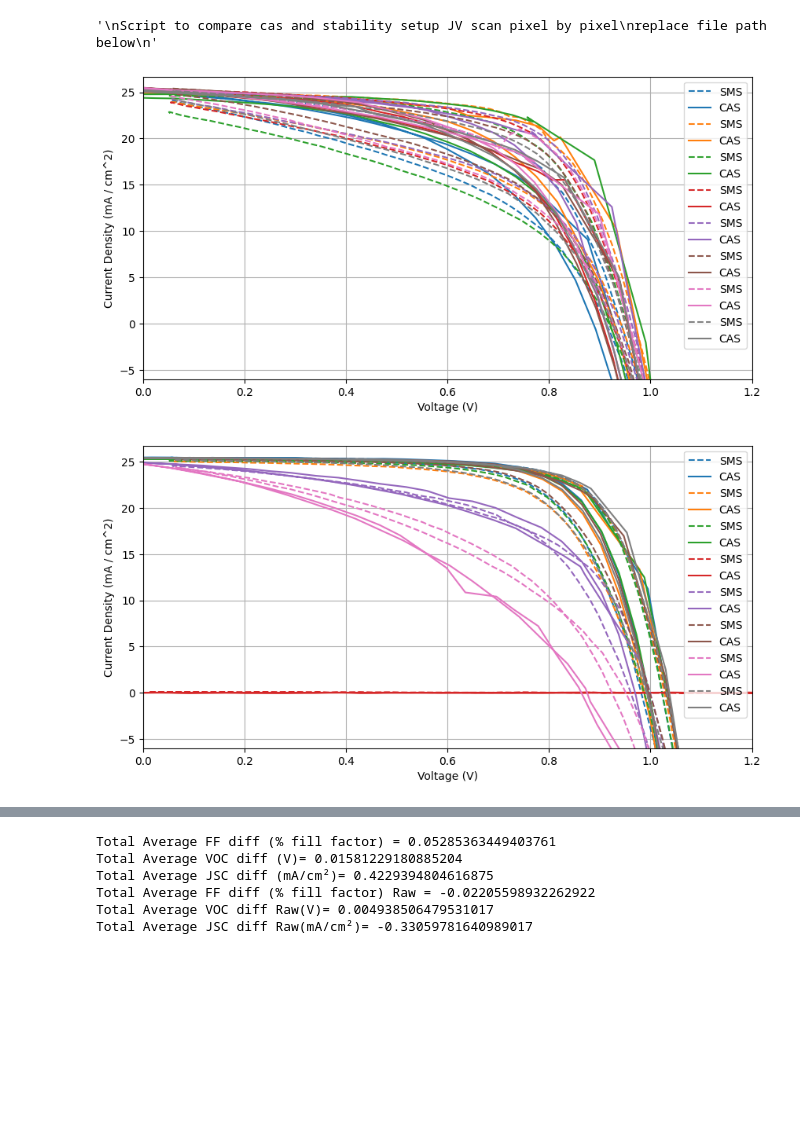
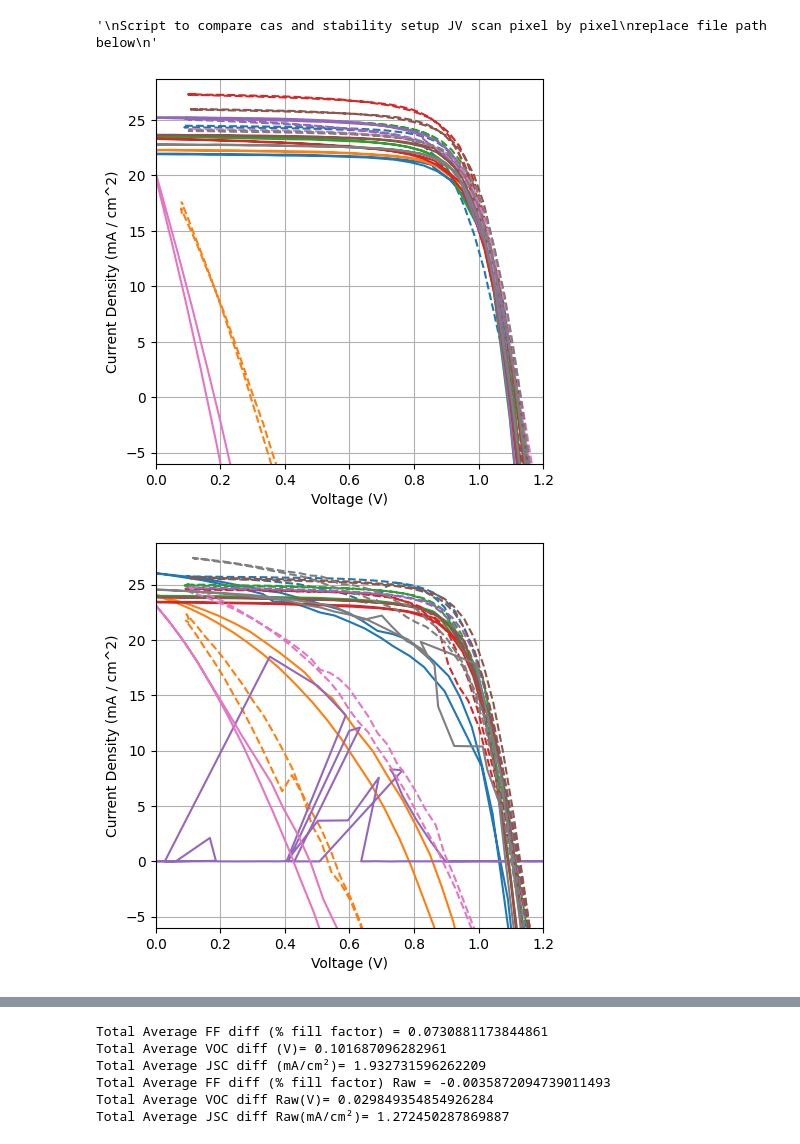
Before and after one commit to AndChen153/Stability-Setup, a Jupyter notebook: Stability-Setup_Python/data_visualization/scan_compare.ipynb, the cells around one changed output, grey strips where cells are left out. Drawn from its saved outputs; the diff is of its cells as text; code cells hidden in the pictures; blank space fills up the shorter version.

```diff
--- a/Stability-Setup_Python/data_visualization/scan_compare.ipynb
+++ b/Stability-Setup_Python/data_visualization/scan_compare.ipynb
@@ -191,7 +191,10 @@ def plot_difference(ss_file_path, cas_directory, cas_str, plot_size, roll = 0):
 		# print(f"sms reverse:{ff_sms_R[i]}")
 
 		# plt.legend(bbox_to_anchor=(0.25, 0.16))
-	plt.legend()
+	# plt.legend()
+	plt.savefig(
+			"JV_Plot.png",         # output filename (extension defines format)
+		)
 	plt.show()
 
 
@@ -241,32 +244,32 @@ for i in range(4,5):
 """
 
 # Trial with CAS holder
+# sms_files = [
+# 	rf"C:\Users\achen\Dropbox\code\Stability-Setup\data\Apr-03-2025 19_41_27\Apr-03-2025_19-41-45__ID1__light__scan.csv",
+# 	rf"C:\Users\achen\Dropbox\code\Stability-Setup\data\Apr-03-2025 19_41_27\Apr-03-2025_19-41-45__ID2__light__scan.csv",
+# 	rf"C:\Users\achen\Dropbox\code\Stability-Setup\data\Apr-03-2025 19_41_27\Apr-03-2025_19-41-45__ID3__light__scan.csv",
+# 	rf"C:\Users\achen\Dropbox\code\Stability-Setup\data\Apr-03-2025 19_41_27\Apr-03-2025_19-41-45__ID4__light__scan.csv",
+# ]
+# cas_files = [
+# 	rf"C:\Users\achen\Dropbox\code\Stability-Setup\data\Apr-03-2025 19_41_27\devices\1",
+# 	rf"C:\Users\achen\Dropbox\code\Stability-Setup\data\Apr-03-2025 19_41_27\devices\2",
+# 	rf"C:\Users\achen\Dropbox\code\Stability-Setup\data\Apr-03-2025 19_41_27\devices\3",
+# 	rf"C:\Users\achen\Dropbox\code\Stability-Setup\data\Apr-03-2025 19_41_27\devices\4",
+# ]
+
+# Trial with SMS sample holder
 sms_files = [
-	rf"C:\Users\achen\Dropbox\code\Stability-Setup\data\Apr-03-2025 19_41_27\Apr-03-2025_19-41-45__ID1__light__scan.csv",
-	rf"C:\Users\achen\Dropbox\code\Stability-Setup\data\Apr-03-2025 19_41_27\Apr-03-2025_19-41-45__ID2__light__scan.csv",
-	rf"C:\Users\achen\Dropbox\code\Stability-Setup\data\Apr-03-2025 19_41_27\Apr-03-2025_19-41-45__ID3__light__scan.csv",
-	rf"C:\Users\achen\Dropbox\code\Stability-Setup\data\Apr-03-2025 19_41_27\Apr-03-2025_19-41-45__ID4__light__scan.csv",
+	rf"C:\Users\achen\Dropbox\code\Stability-Setup\data\Apr-29-2025 17_25_13 leo devices\Apr-29-2025_17-26-38__ID1__light__scan.csv",
+	rf"C:\Users\achen\Dropbox\code\Stability-Setup\data\Apr-29-2025 17_25_13 leo devices\Apr-29-2025_17-32-23__ID2__light__scan.csv",
+	rf"C:\Users\achen\Dropbox\code\Stability-Setup\data\Apr-29-2025 17_25_13 leo devices\Apr-29-2025_17-32-23__ID3__light__scan.csv",
+	rf"C:\Users\achen\Dropbox\code\Stability-Setup\data\Apr-29-2025 17_25_13 leo devices\Apr-29-2025_17-26-38__ID4__light__scan.csv",
 ]
 cas_files = [
-	rf"C:\Users\achen\Dropbox\code\Stability-Setup\data\Apr-03-2025 19_41_27\devices\1",
-	rf"C:\Users\achen\Dropbox\code\Stability-Setup\data\Apr-03-2025 19_41_27\devices\2",
-	rf"C:\Users\achen\Dropbox\code\Stability-Setup\data\Apr-03-2025 19_41_27\devices\3",
-	rf"C:\Users\achen\Dropbox\code\Stability-Setup\data\Apr-03-2025 19_41_27\devices\4",
+	rf"C:\Users\achen\Dropbox\code\Stability-Setup\data\Apr-29-2025 17_25_13 leo devices\devices\1",
+	rf"C:\Users\achen\Dropbox\code\Stability-Setup\data\Apr-29-2025 17_25_13 leo devices\devices\2",
+	rf"C:\Users\achen\Dropbox\code\Stability-Setup\data\Apr-29-2025 17_25_13 leo devices\devices\3",
+	rf"C:\Users\achen\Dropbox\code\Stability-Setup\data\Apr-29-2025 17_25_13 leo devices\devices\4",
 ]
-
-# Trial with SMS sample holder
-# sms_files = [
-# 	rf"C:\Users\achen\Dropbox\code\Stability-Setup\data\Apr-29-2025 17_25_13 leo devices\Apr-29-2025_17-26-38__ID1__light__scan.csv",
-# 	rf"C:\Users\achen\Dropbox\code\Stability-Setup\data\Apr-29-2025 17_25_13 leo devices\Apr-29-2025_17-32-23__ID2__light__scan.csv",
-# 	rf"C:\Users\achen\Dropbox\code\Stability-Setup\data\Apr-29-2025 17_25_13 leo devices\Apr-29-2025_17-32-23__ID3__light__scan.csv",
-# 	rf"C:\Users\achen\Dropbox\code\Stability-Setup\data\Apr-29-2025 17_25_13 leo devices\Apr-29-2025_17-26-38__ID4__light__scan.csv",
-# ]
-# cas_files = [
-# 	rf"C:\Users\achen\Dropbox\code\Stability-Setup\data\Apr-29-2025 17_25_13 leo devices\devices\1",
-# 	rf"C:\Users\achen\Dropbox\code\Stability-Setup\data\Apr-29-2025 17_25_13 leo devices\devices\2",
-# 	rf"C:\Users\achen\Dropbox\code\Stability-Setup\data\Apr-29-2025 17_25_13 leo devices\devices\3",
-# 	rf"C:\Users\achen\Dropbox\code\Stability-Setup\data\Apr-29-2025 17_25_13 leo devices\devices\4",
-# ]
 
 for sms, cas in zip(sms_files, cas_files):
 	files.append([
@@ -284,7 +287,7 @@ box_plot_data_voc = [[],[],[],[]]
 box_plot_data_ff = [[],[],[],[]]
 box_plot_data_jsc = [[],[],[],[]]
 for ss_file, cas in files:
-	ff_diff_forward, voc_diff_forward, ff_diff_reverse, voc_diff_reverse, jsc_diff_forward, jsc_diff_reverse, temp_ff, temp_voc, temp_jsc, ff_diff_raw, voc_diff_raw, jsc_diff_raw = plot_difference(ss_file, cas, "_4_0", (10,5))
+	ff_diff_forward, voc_diff_forward, ff_diff_reverse, voc_diff_reverse, jsc_diff_forward, jsc_diff_reverse, temp_ff, temp_voc, temp_jsc, ff_diff_raw, voc_diff_raw, jsc_diff_raw = plot_difference(ss_file, cas, "_1_0", (5,5))
 	# print(np.argsort(ff_diffs_forward))
 	# print(np.argsort(ff_diffs_reverse))
 	# print(np.argsort(voc_diffs_forward))
@@ -331,44 +334,43 @@ labels_ff = ['F SMS', 'F CAS',
 			 'R SMS', 'R CAS']
 
 FIGSIZE = (5, 5)     # e.g. 8.6 cm × 6.6 cm  (single-column width)
-DPI     = 300
-fig, ax = plt.subplots(figsize=FIGSIZE, dpi=DPI)
+fig, ax = plt.subplots(figsize=FIGSIZE)
 ax.boxplot(box_plot_data_ff, labels=labels_ff)
 
 ax.set_xticklabels(labels_ff, rotation=45, ha='right')
 ax.set_title("SMS vs CAS Fill Factor")
 ax.set_ylabel("Fill factor")		  # “V” → probably “–” for dimensionless FF
 
 # —-------------------------------------
 ax.set_ylim(0, 1)   # <-- change the numbers to whatever bounds you want
 # —-------------------------------------
-fig.tight_layout()
-plt.tight_layout()
+
+plt.savefig(
+			"Comparison_FF_BoxPlot.png",         # output filename (extension defines format)
+		)
 plt.show()
-fig.savefig("Comparison_FF_BoxPlot.png", dpi=DPI,  bbox_inches=None,   # make sure nothing trims your canvas
-            pad_inches=0)
 
 labels_voc = ['Forward Voc SMS', 'Forward Voc CAS','Reverse Voc SMS','Reverse Voc CAS',]
 plt.boxplot(box_plot_data_voc, labels=labels_voc)
 plt.xticks(rotation=45, ha='right')  # Rotate labels diagonally
 plt.title("SMS vs CAS Voc")
 plt.ylabel("V")
 plt.show()
 
 labels_jsc = ['Forward Jsc SMS', 'Forward Jsc CAS','Reverse Jsc SMS','Reverse Jsc CAS',]
 plt.boxplot(box_plot_data_jsc, labels=labels_jsc)
 plt.xticks(rotation=45, ha='right')  # Rotate labels diagonally
 plt.title("SMS vs CAS Jsc")
 plt.ylabel("mA/cm²")
 plt.show()
 
 # print(box_plot_data_ff)
 print(f"Total Average FF diff (% fill factor) = {np.mean(all_ff_diff_filtered)}")
 print(f"Total Average VOC diff (V)= {np.mean(all_voc_diff_filtered)}")
 print(f"Total Average JSC diff (mA/cm²)= {np.mean(all_jsc_diff_filtered)}")
 print(f"Total Average FF diff (% fill factor) Raw = {np.mean(all_ff_diff_raw_filtered)}")
 print(f"Total Average VOC diff Raw(V)= {np.mean(all_voc_diff_raw_filtered)}")
 print(f"Total Average JSC diff Raw(mA/cm²)= {np.mean(all_jsc_diff_raw_filtered)}")
 # %% [output]
-[figure, old version]
+[figure, new version]
-[figure, old version]
+[figure, new version]
@@ -380,6 +382,6 @@ print(f"Total Average JSC diff Raw(mA/cm²)= {np.mean(all_jsc_diff_raw_filtered)
-Total Average FF diff (% fill factor) = 0.05285363449403761
-Total Average VOC diff (V)= 0.01581229180885204
-Total Average JSC diff (mA/cm²)= 0.4229394804616875
-Total Average FF diff (% fill factor) Raw = -0.02205598932262922
-Total Average VOC diff Raw(V)= 0.004938506479531017
-Total Average JSC diff Raw(mA/cm²)= -0.33059781640989017
+Total Average FF diff (% fill factor) = 0.0730881173844861
+Total Average VOC diff (V)= 0.101687096282961
+Total Average JSC diff (mA/cm²)= 1.932731596262209
+Total Average FF diff (% fill factor) Raw = -0.0035872094739011493
+Total Average VOC diff Raw(V)= 0.029849354854926284
+Total Average JSC diff Raw(mA/cm²)= 1.272450287869887
```
Also changed, not shown: parts of 4 cells of this notebook, 9 other files.
